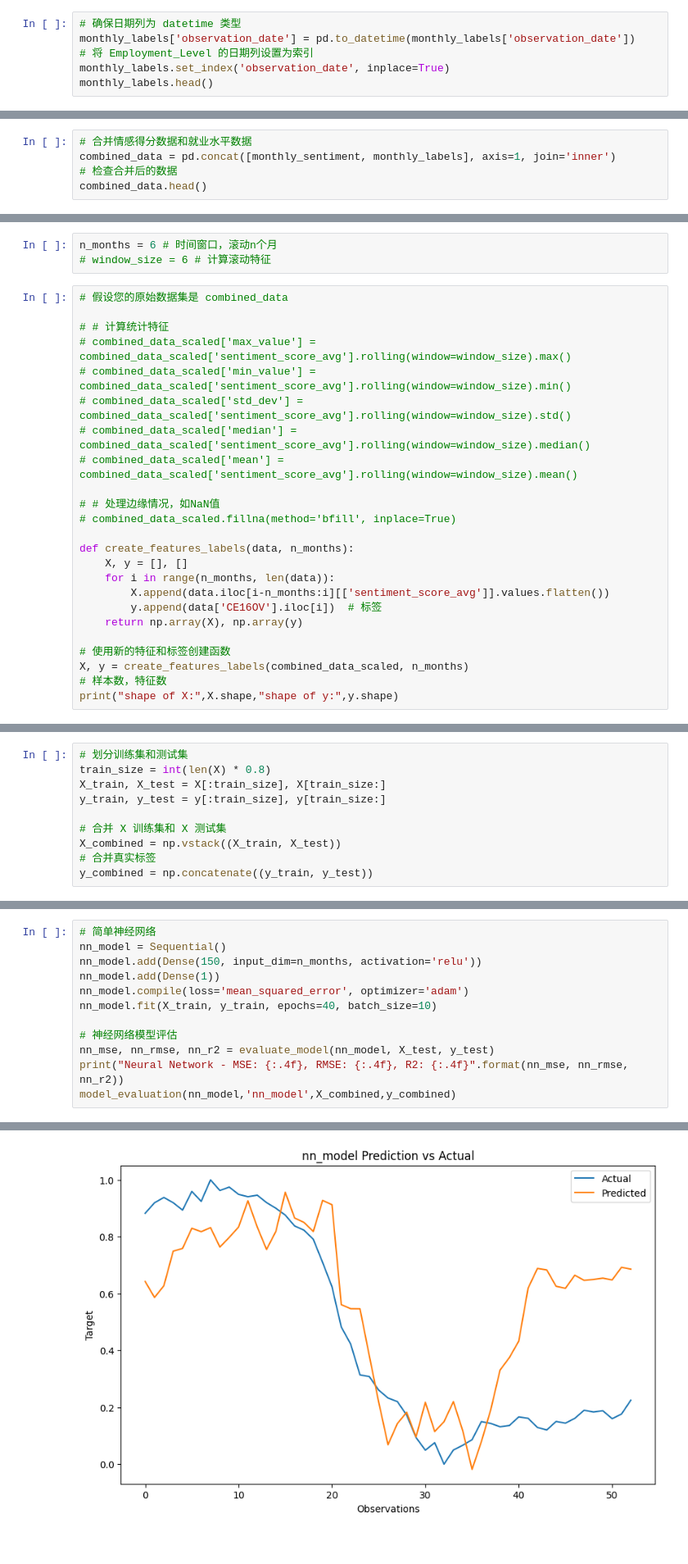
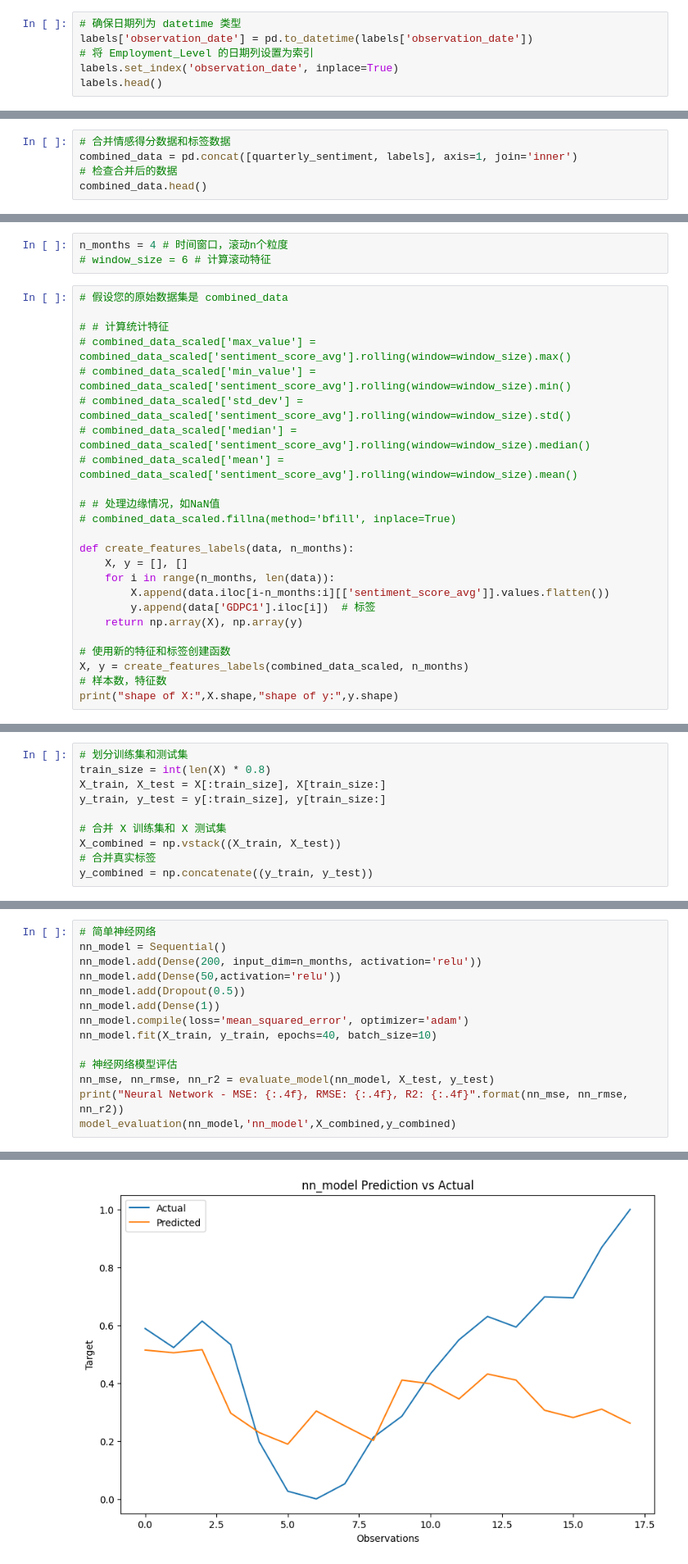
Before and after one commit to Wong-F/Eeconomic-index-prediction-based-on-newspapers, a Jupyter notebook: 数据探索.ipynb, the cells around one changed output, grey strips where cells are left out. Shown: that part at 82% size. Saved outputs shown, nothing was run; the diff lists cells and outputs as text.

```diff
--- a/数据探索.ipynb
+++ b/数据探索.ipynb
@@ -98,6 +90,6 @@ monthly_labels.head()
 # %%
 # 确保日期列为 datetime 类型
-monthly_labels['observation_date'] = pd.to_datetime(monthly_labels['observation_date'])
+labels['observation_date'] = pd.to_datetime(labels['observation_date'])
 # 将 Employment_Level 的日期列设置为索引
-monthly_labels.set_index('observation_date', inplace=True)
-monthly_labels.head()
+labels.set_index('observation_date', inplace=True)
+labels.head()
@@ -104,6 +104,6 @@ monthly_labels.head()
 # %%
-# 合并情感得分数据和就业水平数据
-combined_data = pd.concat([monthly_sentiment, monthly_labels], axis=1, join='inner')
+# 合并情感得分数据和标签数据
+combined_data = pd.concat([quarterly_sentiment, labels], axis=1, join='inner')
 # 检查合并后的数据
 combined_data.head()
 # %% [output]
@@ -162,7 +152,7 @@ combined_data_scaled.fillna(combined_data_scaled.mean(), inplace=True)
 # 或者删除包含缺失值的行
 # combined_data_scaled.dropna(inplace=True)
 # %%
-n_months = 6 # 时间窗口，滚动n个月
+n_months = 4 # 时间窗口，滚动n个粒度
 # window_size = 6 # 计算滚动特征
 # %%
 # 假设您的原始数据集是 combined_data
@@ -181,7 +171,7 @@ def create_features_labels(data, n_months):
     X, y = [], []
     for i in range(n_months, len(data)):
         X.append(data.iloc[i-n_months:i][['sentiment_score_avg']].values.flatten())
-        y.append(data['CE16OV'].iloc[i])  # 标签
+        y.append(data['GDPC1'].iloc[i])  # 标签
     return np.array(X), np.array(y)
 
 # 使用新的特征和标签创建函数
@@ -270,7 +258,9 @@ Random Forest - MSE: 0.3885, RMSE: 0.6233, R2: -465.8043
 # %%
 # 简单神经网络
 nn_model = Sequential()
-nn_model.add(Dense(150, input_dim=n_months, activation='relu'))
+nn_model.add(Dense(200, input_dim=n_months, activation='relu'))
+nn_model.add(Dense(50,activation='relu'))
+nn_model.add(Dropout(0.5))
 nn_model.add(Dense(1))
 nn_model.compile(loss='mean_squared_error', optimizer='adam')
 nn_model.fit(X_train, y_train, epochs=40, batch_size=10)
@@ -300,4 +290,4 @@ Neural Network - MSE: 0.2451, RMSE: 0.4951, R2: -293.5362
-[figure, old version]
+[figure, new version]
 # %%
 # 硬着头皮试一下RNN,lstm 和 GRU
 # 重塑数据以适应 RNN, LSTM, GRU 模型
```
Also changed, not shown: parts of 21 cells of this notebook.
